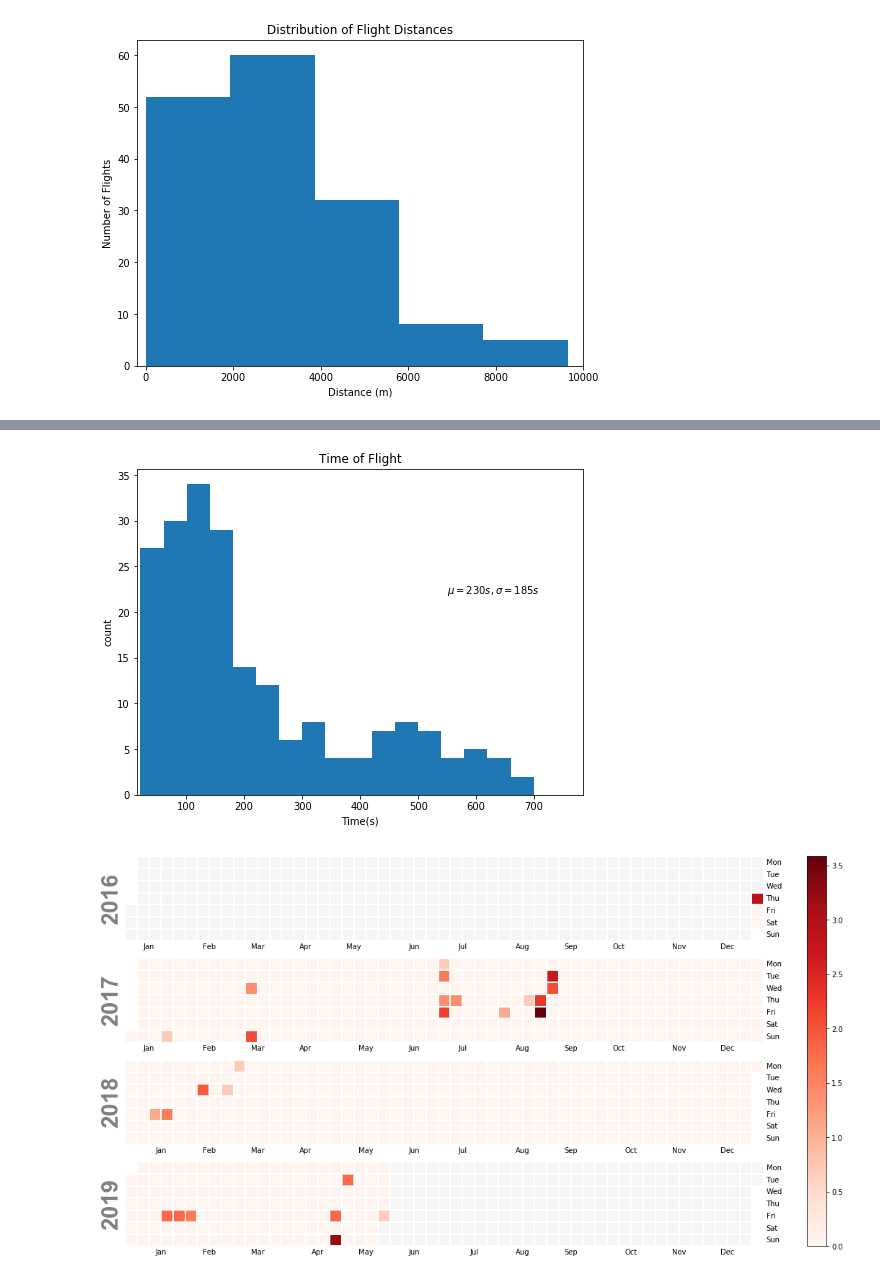
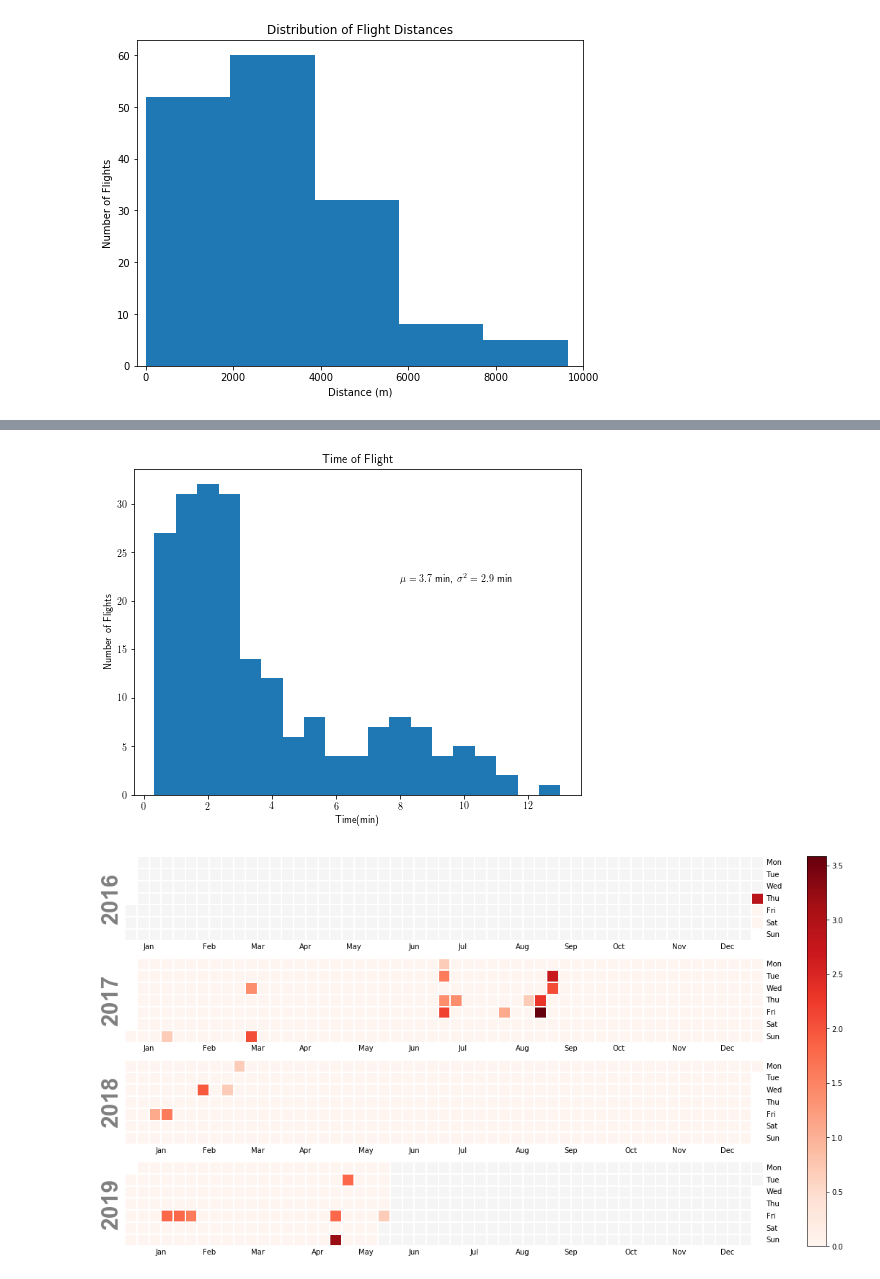
Before and after one commit to ntlhui/flight_data_analyzer, a Jupyter notebook: Flight Logs Analyzer Visualization.ipynb, the cells around one changed output, grey strips where cells are left out. Drawn from its saved outputs; the diff is of its cells as text; code cells hidden in the pictures.

```diff
--- a/Flight Logs Analyzer Visualization.ipynb
+++ b/Flight Logs Analyzer Visualization.ipynb
@@ -226,30 +235,30 @@ plt.savefig('outputs/areas.png')
 # %%
 # Plot distribution of flight times
 # dates.pkl comes from the data_analysis_kazim.py script
 df = pd.read_pickle('dates.pkl')
 df = df[['Flight Date','Flight Durations']]
 df = df[~df['Flight Date'].isnull()]
 df = df.groupby('Flight Date').agg(sum)
 df['Flight Durations'] = df['Flight Durations'].apply(lambda x: sorted(x))
 list_of_all_durations = []
 for i in range(0,len(df['Flight Durations'])):
     old_list = df['Flight Durations'][i]
-    new_list = [x for x in old_list if x>20]
+    new_list = [x/60 for x in old_list if x>20]
     list_of_all_durations.extend(new_list)
-bins = np.linspace(math.ceil(min(list_of_all_durations)),math.floor(max(list_of_all_durations)),20) # fixed number of bins
+bins = np.linspace((min(list_of_all_durations)),(max(list_of_all_durations)),20) # fixed number of bins
 
 fig = plt.figure(figsize=(8, 6))
-plt.xlim([min(list_of_all_durations)-5, max(list_of_all_durations)+5])
+# plt.xlim([min(list_of_all_durations), max(list_of_all_durations)])
 
 plt.hist(list_of_all_durations, bins=bins)
 # plt.grid(axis='y')
 plt.title('Time of Flight')
-plt.text(550, 22, r'$\mu = 230 s, \sigma = 185 s$')
-plt.xlabel('Time(s)')
-plt.ylabel('count')
+plt.text(8, 22, r'$\mu = %.1f $ min, $\sigma^2 = %.1f $ min' % (np.mean(list_of_all_durations), np.std(list_of_all_durations)))
+plt.xlabel('Time(min)')
+plt.ylabel('Number of Flights')
 plt.savefig('outputs/flight_times.png')
 # %% [output]
-[figure, old version]
+[figure, new version]
 # %%
 # Plots the calendar of flight operations
 # dates.pkl comes from data_analysis_kazim.py script
```
Also changed, not shown: parts of 5 cells of this notebook, 2 other files.
